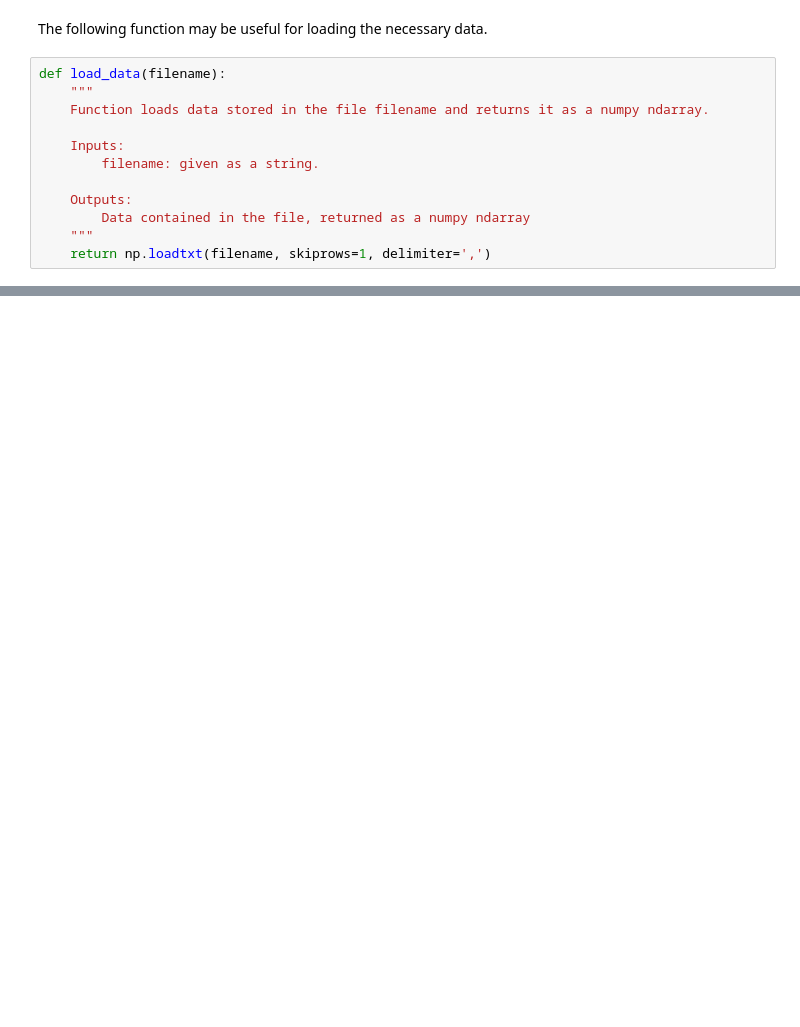
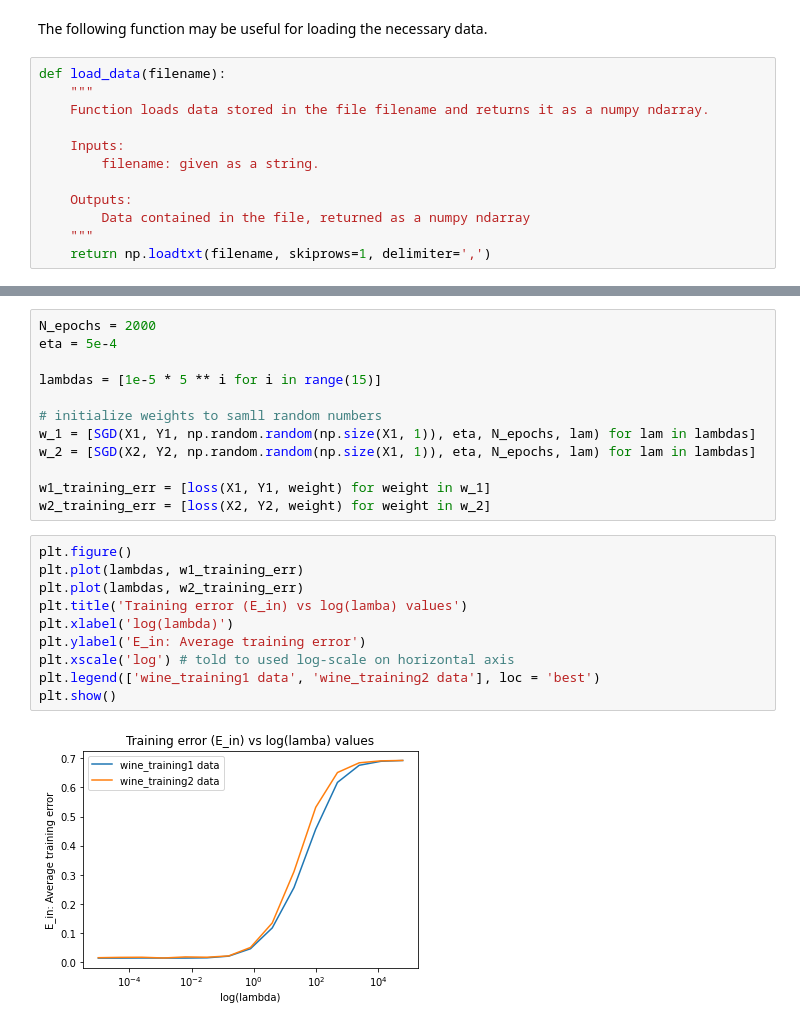
Before and after one commit to sukishore12/Caltech-CS155-2023, a Jupyter notebook: set2/set2_prob2.ipynb, the cells around one changed output, grey strips where cells are left out. Saved outputs shown, nothing was run; the diff lists cells and outputs as text; blank space fills up the shorter version.

```diff
--- a/set2/set2_prob2.ipynb
+++ b/set2/set2_prob2.ipynb
@@ -31,0 +136,24 @@ def load_data(filename):
+# %%
+N_epochs = 2000
+eta = 5e-4
+
+lambdas = [1e-5 * 5 ** i for i in range(15)]
+
+# initialize weights to samll random numbers
+w_1 = [SGD(X1, Y1, np.random.random(np.size(X1, 1)), eta, N_epochs, lam) for lam in lambdas]
+w_2 = [SGD(X2, Y2, np.random.random(np.size(X1, 1)), eta, N_epochs, lam) for lam in lambdas]
+
+w1_training_err = [loss(X1, Y1, weight) for weight in w_1]
+w2_training_err = [loss(X2, Y2, weight) for weight in w_2]
+# %%
+plt.figure()
+plt.plot(lambdas, w1_training_err)
+plt.plot(lambdas, w2_training_err)
+plt.title('Training error (E_in) vs log(lamba) values')
+plt.xlabel('log(lambda)')
+plt.ylabel('E_in: Average training error')
+plt.xscale('log') # told to used log-scale on horizontal axis
+plt.legend(['wine_training1 data', 'wine_training2 data'], loc = 'best')
+plt.show()
+# %% [output]
+[figure, added]
```
Also changed, not shown: parts of 5 cells of this notebook, 18 other files.
